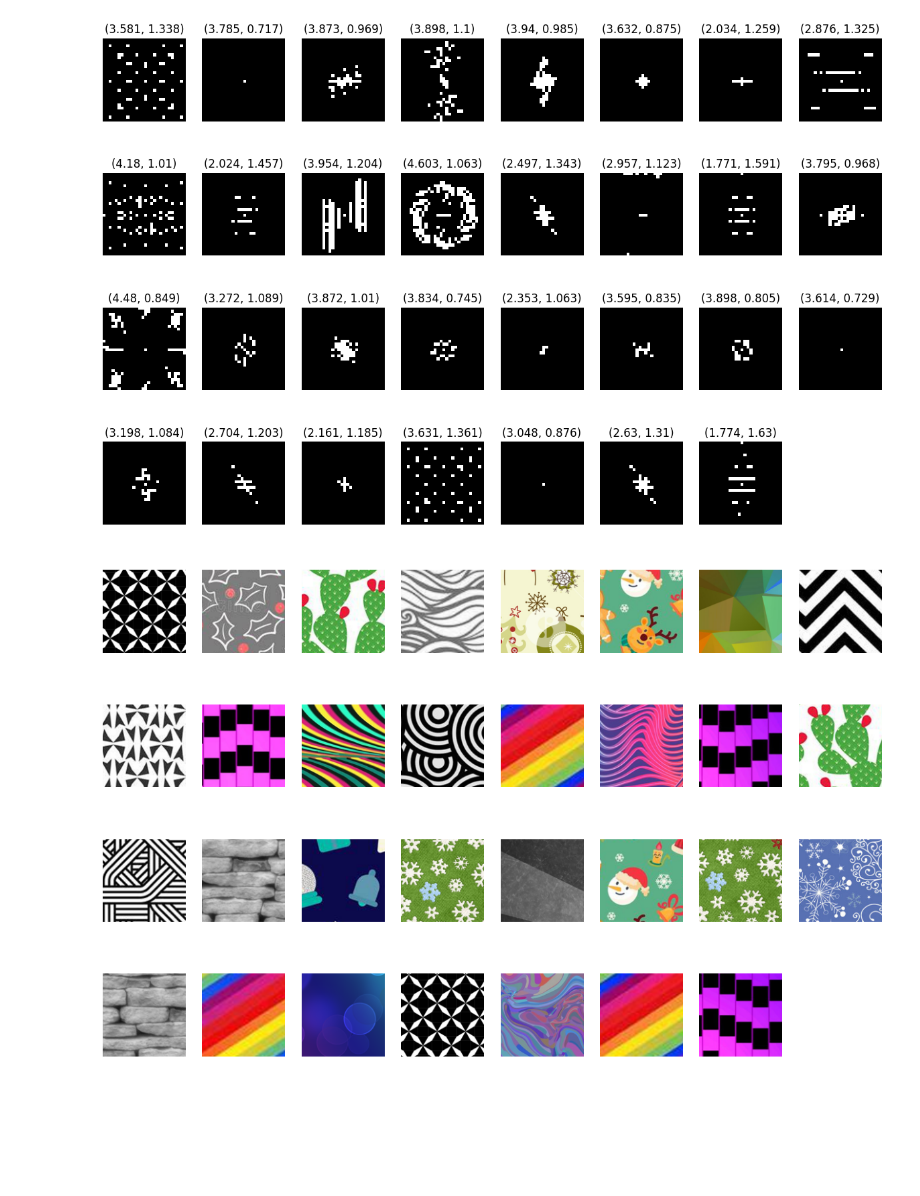
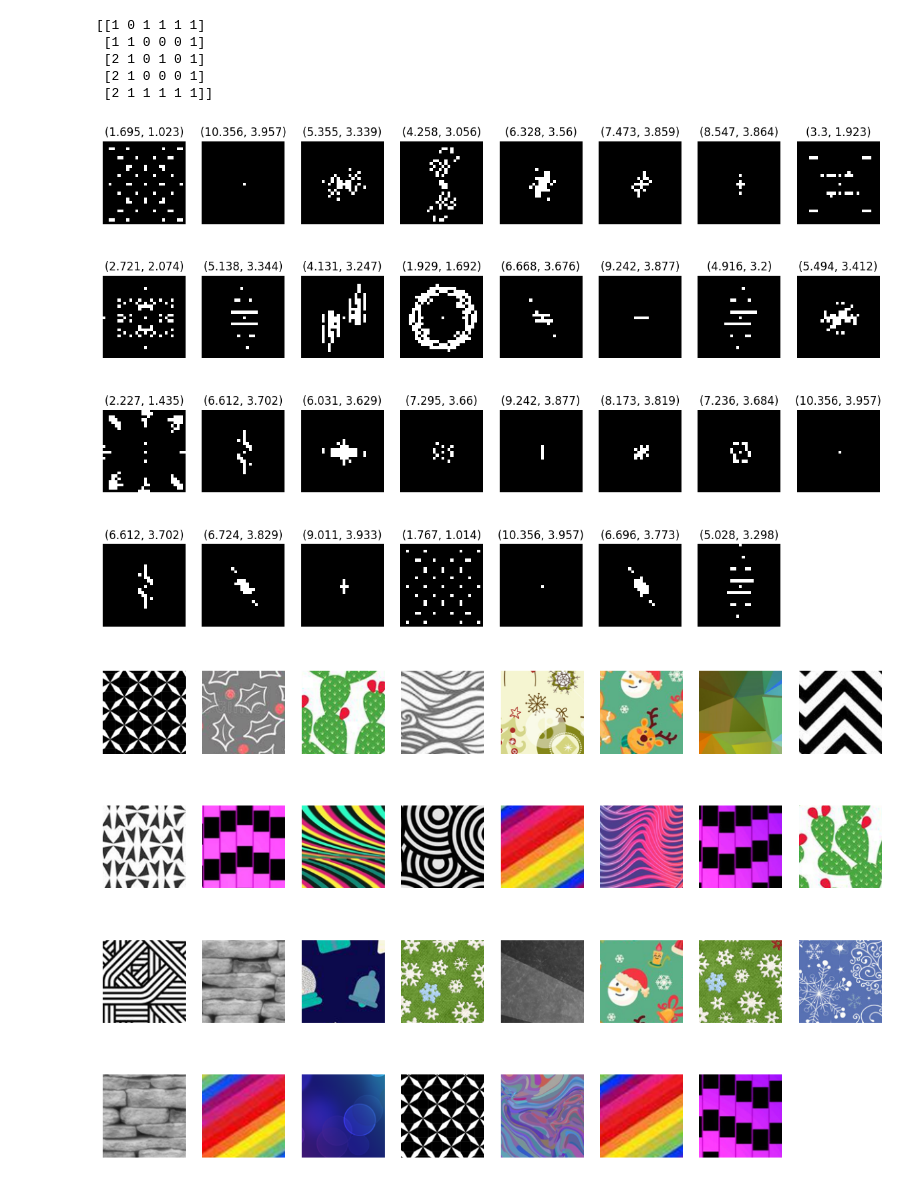
Before and after one commit to Jennifer2001-lab/iapr, a Jupyter notebook: project/features.ipynb, the cells around one changed output. Saved outputs shown, nothing was run; the diff lists cells and outputs as text; code cells hidden in the pictures; blank space fills up the shorter version.

Commit message:
distance map

```diff
--- a/project/features.ipynb
+++ b/project/features.ipynb
@@ -26,33 +37,61 @@ textures = load_textures()
+# %%
+import numpy as np
+from scipy.ndimage import distance_transform_edt
+
+def create_nearest_white_pixel_map(image):
+    # Invert the image so that white pixels become 0 and black pixels become 1
+    inverted_image = np.logical_not(image)
+
+    # Compute the distance map using the distance_transform_edt function
+    distance_map = distance_transform_edt(inverted_image)
+
+    # Invert the distance map and cast it to an integer type
+    nearest_white_pixel_map = distance_map.astype("int")
+
+    return nearest_white_pixel_map
+
+# Example usage
+# Assuming you have a binary image represented by a 2D numpy array
+binary_image = np.array([
+    [0,1, 0, 0, 0, 0],
+    [0,0, 1, 1, 1, 0],
+    [0,0, 1, 0, 1, 0],
+    [0,0, 1, 1, 1, 0],
+    [0,0, 0, 0, 0, 0]
+])
+
+nearest_white_pixel_map = create_nearest_white_pixel_map(binary_image)
+print(nearest_white_pixel_map)
+# %% [output]
+[[1 0 1 1 1 1]
+ [1 1 0 0 0 1]
+ [2 1 0 1 0 1]
+ [2 1 0 0 0 1]
+ [2 1 1 1 1 1]]
 # %%
 l = 0
 fig, axes = plt.subplots(4, 8, figsize=(15, 10))
 for img, ax in zip(textures, axes.ravel()):
     index1 = random.randint(0, 2 * 128)
     index2 = random.randint(0, 2 * 128)
     transform = np.fft.fft2(rgb2gray(img[index1 : 128 + index1, index2 : 128 + index2]))
     fshift = np.fft.fftshift(transform)
-    bout_d_image = np.log(np.abs(fshift[50:-50, 50:-50]))
-    # thresh1 = cv2.adaptiveThreshold(
-    #     bout_d_image.astype("uint8"),
-    #     np.max(bout_d_image),
-    #     cv2.ADAPTIVE_THRESH_MEAN_C,
-    #     cv2.THRESH_BINARY,
-    #     51,
-    #     0,
-    # )
-    ax.imshow(bout_d_image>5.5, cmap="gray")
+    bout_d_image = np.log(np.abs(fshift[50:-50, 50:-50]))>5.5
+    distance = create_nearest_white_pixel_map(bout_d_image)
+
+    ax.imshow(bout_d_image, cmap="gray")
 
     ax.axis("off")
     ax.set_title(
         (
-            round(np.median(np.log(np.abs(fshift[50:-50, 50:-50]))), 3),
-            round(np.std(np.log(np.abs(fshift[50:-50, 50:-50]))), 3),
+            round(np.mean(distance),3),
+            round(np.std(distance), 3),
         )
     )  # [l:-l,l:-l]
 axes[3, 7].axis("off")
 plt.show()
 # %% [output]
-[figure, old version]
+[figure, new version]
 # %%
 fig, axes = plt.subplots(4,8, figsize=(15,10))
 for img,ax in zip(textures,axes.ravel()):
```
Also changed, not shown: parts of 9 cells of this notebook.
